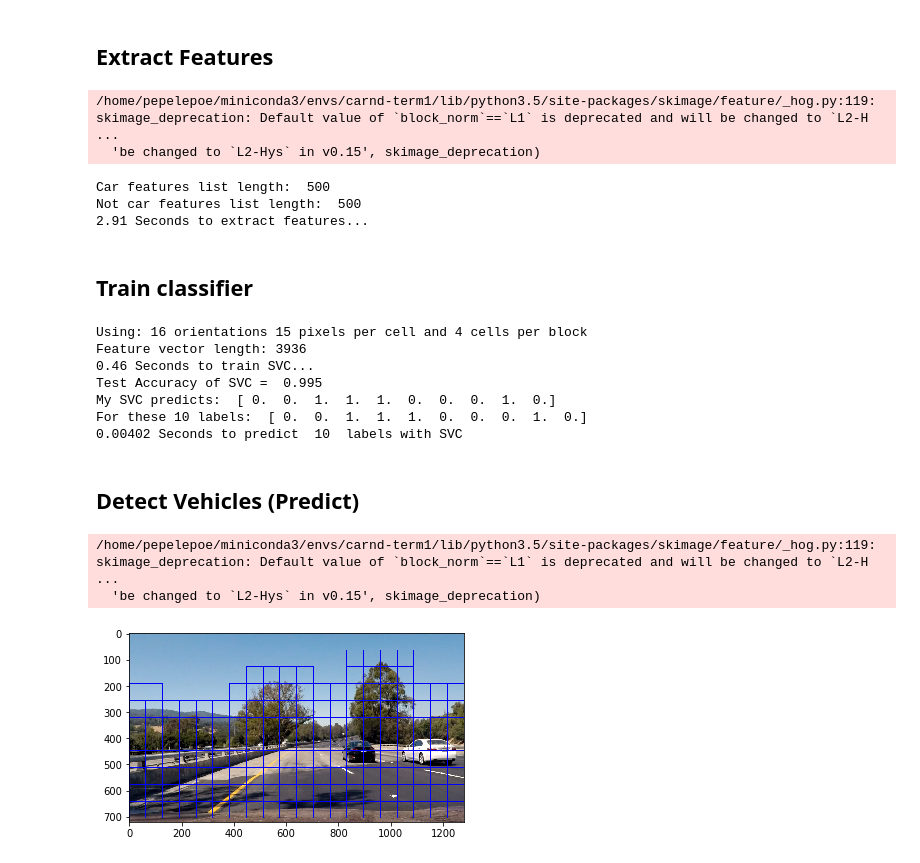
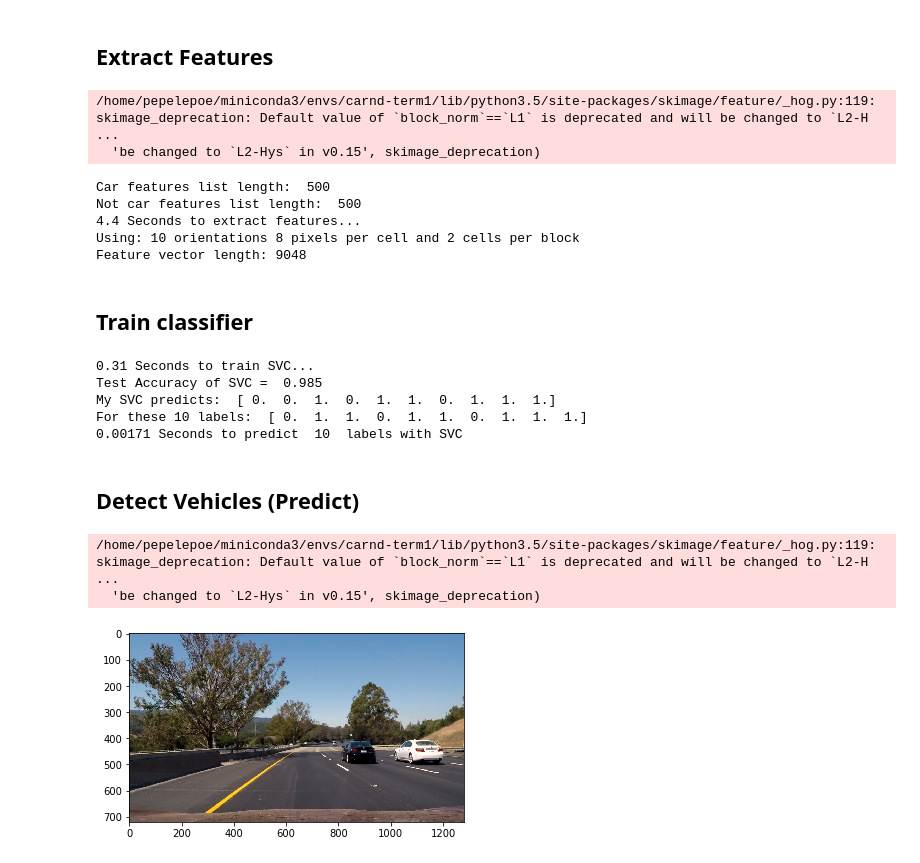
Before and after one commit to joelpou/vehicle-detection, a Jupyter notebook: carDetection.ipynb, the cells around one changed output. Drawn from its saved outputs; the diff is of its cells as text; code cells hidden in the pictures.

```diff
--- a/carDetection.ipynb
+++ b/carDetection.ipynb
@@ -381,17 +389,20 @@ print('...')
 ## Extract Features
 # %%
 spatial = 32
-histbin = 32
+histBins = 32
 spatialSize = (spatial, spatial)
-histrange = (0, 256)
-colorspace = 'LUV' # Can be RGB, HSV, LUV, HLS, YUV, YCrCb
-orient = 16
-pix_per_cell = 15
-cell_per_block = 4
+histRange = (0, 256)
+colorspace = 'YCrCb' # Can be RGB, HSV, LUV, HLS, YUV, YCrCb
+orient = 10 # HOG orientations
+pix_per_cell = 8 # HOG pixels per cell
+cell_per_block = 2
 hog_channel = 'ALL' # Can be 0, 1, 2, or "ALL"
 spatial_feat = True
-hist_feat = True
-hog_feat = True
+hist_feat = True # Histogram features on or off
+hog_feat = True # HOG features on or off
+y_start_stop = [400, 600] # Min and max in y to search in slide_window()
+
+
 
 t=time.time()
 
@@ -411,30 +422,31 @@ print('Not car features list length: ', len(notcarFtrs))
 
 t2 = time.time()
 print(round(t2-t, 2), 'Seconds to extract features...')
+
+# Define array stack of feature vectors
+X = np.vstack((carFtrs, notcarFtrs)).astype(np.float64)
+
+# Define the labels vectors
+y = np.hstack((np.ones(len(carFtrs)), np.zeros(len(notcarFtrs))))
+
+# Split up data into randomized training and test snippets
+randState = np.random.randint(0, 100)
+Xtrain, Xtest, ytrain, ytest = train_test_split(X, y, test_size = 0.2, random_state = randState)
+
+print('Using:',orient,'orientations',pix_per_cell,
+    'pixels per cell and', cell_per_block,'cells per block')
+print('Feature vector length:', len(Xtrain[0]))
 # %% [output]
 /home/pepelepoe/miniconda3/envs/carnd-term1/lib/python3.5/site-packages/skimage/feature/_hog.py:119: skimage_deprecation: Default value of `block_norm`==`L1` is deprecated and will be changed to `L2-H ...
   'be changed to `L2-Hys` in v0.15', skimage_deprecation)
 Car features list length:  500
 Not car features list length:  500
-2.91 Seconds to extract features...
+4.4 Seconds to extract features...
+Using: 10 orientations 8 pixels per cell and 2 cells per block
+Feature vector length: 9048
 # %% [markdown]
 ## Train classifier
 # %%
-# Define array stack of feature vectors
-X = np.vstack((carFtrs, notcarFtrs)).astype(np.float64)
-
-# Define the labels vectors
-y = np.hstack((np.ones(len(carFtrs)), np.zeros(len(notcarFtrs))))
-
-# Split up data into randomized training and test snippets
-randState = np.random.randint(0, 100)
-Xtrain, Xtest, ytrain, ytest = train_test_split(X, y, test_size = 0.2, random_state = randState)
-
-print('Using:',orient,'orientations',pix_per_cell,
-    'pixels per cell and', cell_per_block,'cells per block')
-print('Feature vector length:', len(Xtrain[0]))
-
-
 # Fit a per-column scaler only on the training data
 Xscaler = StandardScaler().fit(Xtrain)
 # Apply the scaler to Xtrain and Xtest
@@ -464,43 +476,46 @@ print('For these', nPredict, 'labels: ', ytest[0:nPredict])
 
 t2 = time.time()
 print(round(t2 - t, 5), 'Seconds to predict ', nPredict, ' labels with SVC')
+
+# # Save to pickle file
+# output = open('svc_pickle.p', 'wb')
+# # Pickle  using protocol 0.
+# pickle.dump(svc, output)
 # %% [output]
-Using: 16 orientations 15 pixels per cell and 4 cells per block
-Feature vector length: 3936
-0.46 Seconds to train SVC...
-Test Accuracy of SVC =  0.995
-My SVC predicts:  [ 0.  0.  1.  1.  1.  0.  0.  0.  1.  0.]
-For these 10 labels:  [ 0.  0.  1.  1.  1.  0.  0.  0.  1.  0.]
-0.00402 Seconds to predict  10  labels with SVC
+0.31 Seconds to train SVC...
+Test Accuracy of SVC =  0.985
+My SVC predicts:  [ 0.  0.  1.  0.  1.  1.  0.  1.  1.  1.]
+For these 10 labels:  [ 0.  1.  1.  0.  1.  1.  0.  1.  1.  1.]
+0.00171 Seconds to predict  10  labels with SVC
 # %% [markdown]
 ## Detect Vehicles (Predict)
 # %%
-image = mpimg.imread('test_images/test4.jpg')
+image = mpimg.imread('test_images/test6.jpg')
 draw_image = np.copy(image)
 
 
 # Uncomment the following line if you extracted training
 # data from .png images (scaled 0 to 1 by mpimg) and the
 # image you are searching is a .jpg (scaled 0 to 255)
 #image = image.astype(np.float32)/255
 
-plt.imshow(image)
-windows = slide_window(image, x_start_stop=[None, None], y_start_stop=[None, None],
+# plt.imshow(image)
+windows = slide_window(image, x_start_stop=[None, None], y_start_stop=y_start_stop,
                     xy_window=(128, 128), xy_overlap=(0.5, 0.5))
 
 hot_windows = search_windows(image, windows, svc, Xscaler, color_space=colorspace,
                         spatial_size=spatialSize, hist_bins=histBins,
                         orient=orient, pix_per_cell=pix_per_cell,
                         cell_per_block=cell_per_block,
                         hog_channel=hog_channel, spatial_feat=spatial_feat,
                         hist_feat=hist_feat, hog_feat=hog_feat)
 
 # print(len(windows))
 
-window_img = draw_boxes(draw_image, hot_windows, color=(0, 0, 255), thick=2)
+window_img = draw_boxes(draw_image, hot_windows, color=(255, 0, 0), thick=4)
 plt.imshow(window_img)
 plt.show()
 # %% [output]
 /home/pepelepoe/miniconda3/envs/carnd-term1/lib/python3.5/site-packages/skimage/feature/_hog.py:119: skimage_deprecation: Default value of `block_norm`==`L1` is deprecated and will be changed to `L2-H ...
   'be changed to `L2-Hys` in v0.15', skimage_deprecation)
-[figure, old version]
+[figure, new version]
```
Also changed, not shown: parts of 5 cells of this notebook, 4 other files.
